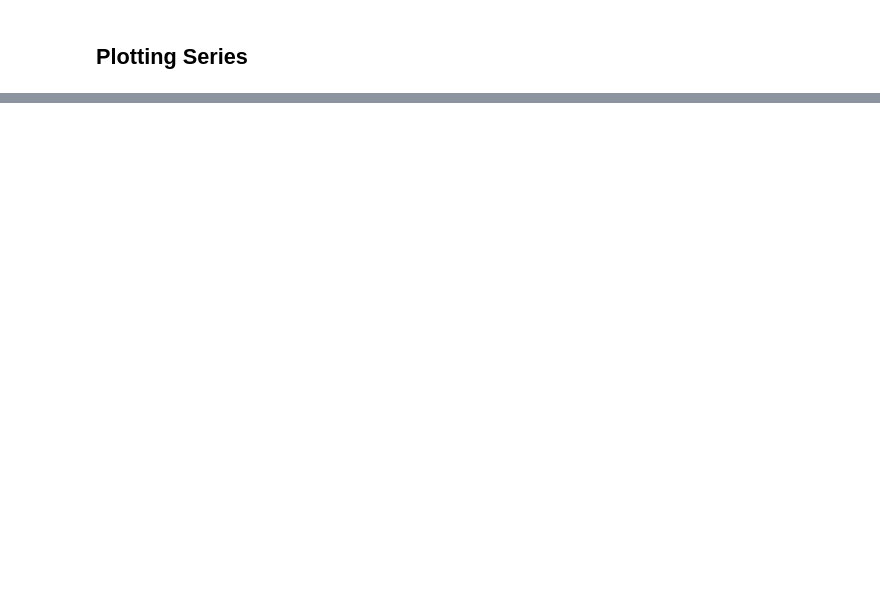
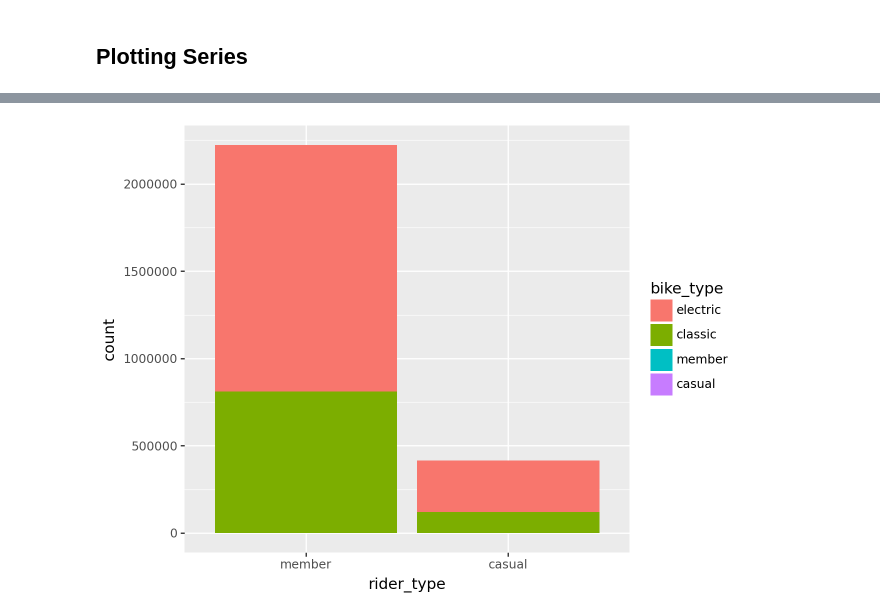
Before and after one commit to Sechi42/Polars, a Jupyter notebook: Chapter_16/Notebook_16.ipynb, the cells around one changed output, grey strips where cells are left out. Drawn from its saved outputs; the diff is of its cells as text; code cells hidden in the pictures; blank space fills up the shorter version.

```diff
--- a/Chapter_16/Notebook_16.ipynb
+++ b/Chapter_16/Notebook_16.ipynb
@@ -97,0 +184,12 @@ trips_speed["distance"].plot.hist()
+# %%
+trips_hour_num_speed = (
+    trips.sort("datetime_start")
+    .group_by_dynamic("datetime_start", every="1h")
+    .agg(
+        num_trips=pl.len(),
+        speed=(
+            pl.col("distance") / (pl.col("duration").dt.total_seconds() / 3600)
+        ).mean(),
+    ).filter(pl.col("datetime_start") > pl.date(2024, 3, 26))
+)
+trips_hour_num_speed
@@ -97,0 +238,7 @@ trips_speed["distance"].plot.hist()
+# %%
+trips_per_day_hour = (
+    trips.sort("datetime_start")
+    .group_by_dynamic("datetime_start", every="1h")
+    .agg(pl.len())
+)
+trips_per_day_hour
@@ -97,0 +339,8 @@ trips_speed["distance"].plot.hist()
+# %%
+trips_per_hour = (
+    trips.sort("datetime_start")
+    .group_by_dynamic("datetime_start", group_by="borough_start", every="1h")
+    .agg(pl.len())
+    .with_columns(date=pl.col("datetime_start").dt.date())
+)
+trips_per_hour
@@ -97,0 +389,4 @@ trips_speed["distance"].plot.hist()
+# %%
+ggplot(trips, aes(x="rider_type", fill="bike_type")) + geom_bar()
+# %% [output]
+[figure, added]
```
Also changed, not shown: parts of 44 cells of this notebook, 1 other file.
